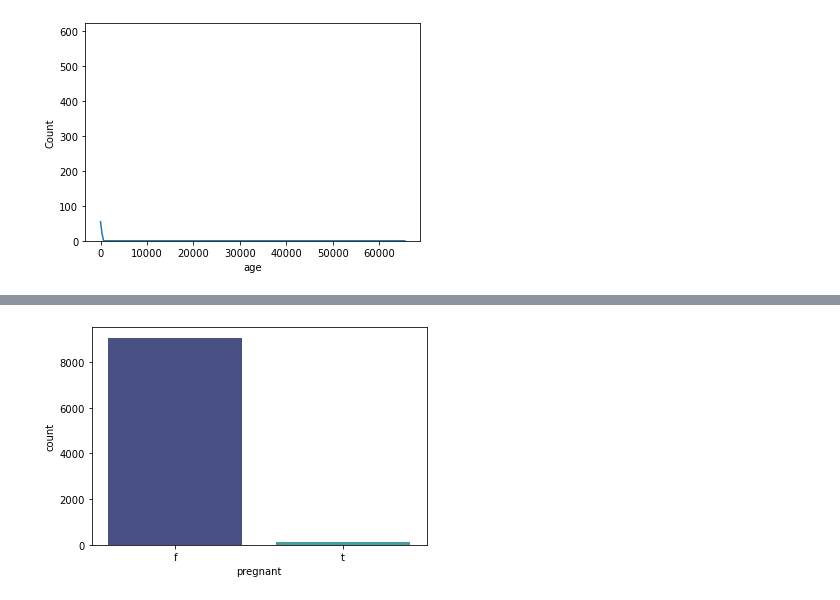
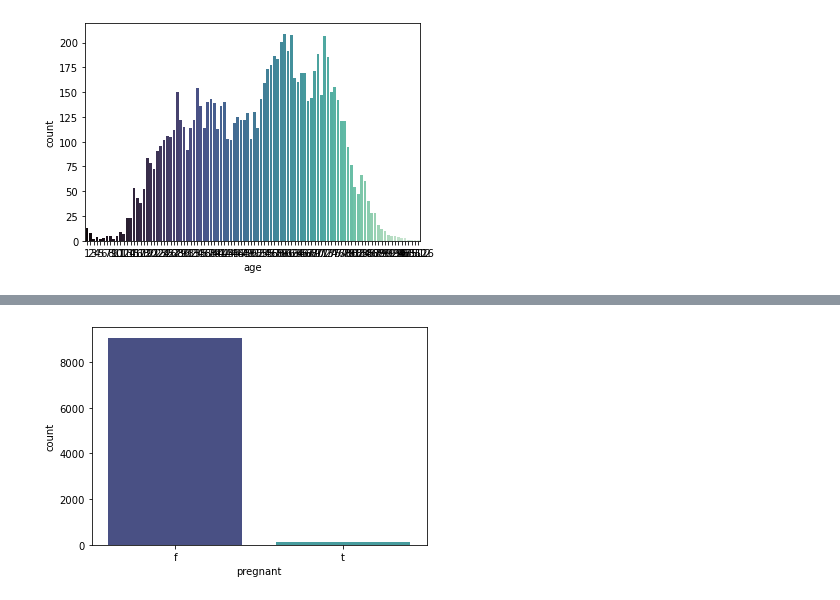
Before and after one commit to cantaruttim/Thyroid_Disease, a Jupyter notebook: Tyreoid Disease.ipynb, the cells around one changed output, grey strips where cells are left out. Cells and saved outputs as stored; diff of their text form; code cells hidden in the pictures.

```diff
--- a/Tyreoid Disease.ipynb
+++ b/Tyreoid Disease.ipynb
@@ -8,7 +8,7 @@ import plotly.express as px
 dfT = pd.read_csv('./data/thyroidDF.csv')
 dfT.drop(columns=['patient_id'], inplace=True)
 # %%
-sns.histplot(dfT['age'], kde=True, palette='mako');
+sns.countplot(dfT['age'], palette='mako');
 # dfT[dfT['age'] <= 0] >>>> sem idades negativas
 # %% [output]
-[figure, old version]
+[figure, new version]
```
Also changed, not shown: parts of 15 cells of this notebook.
